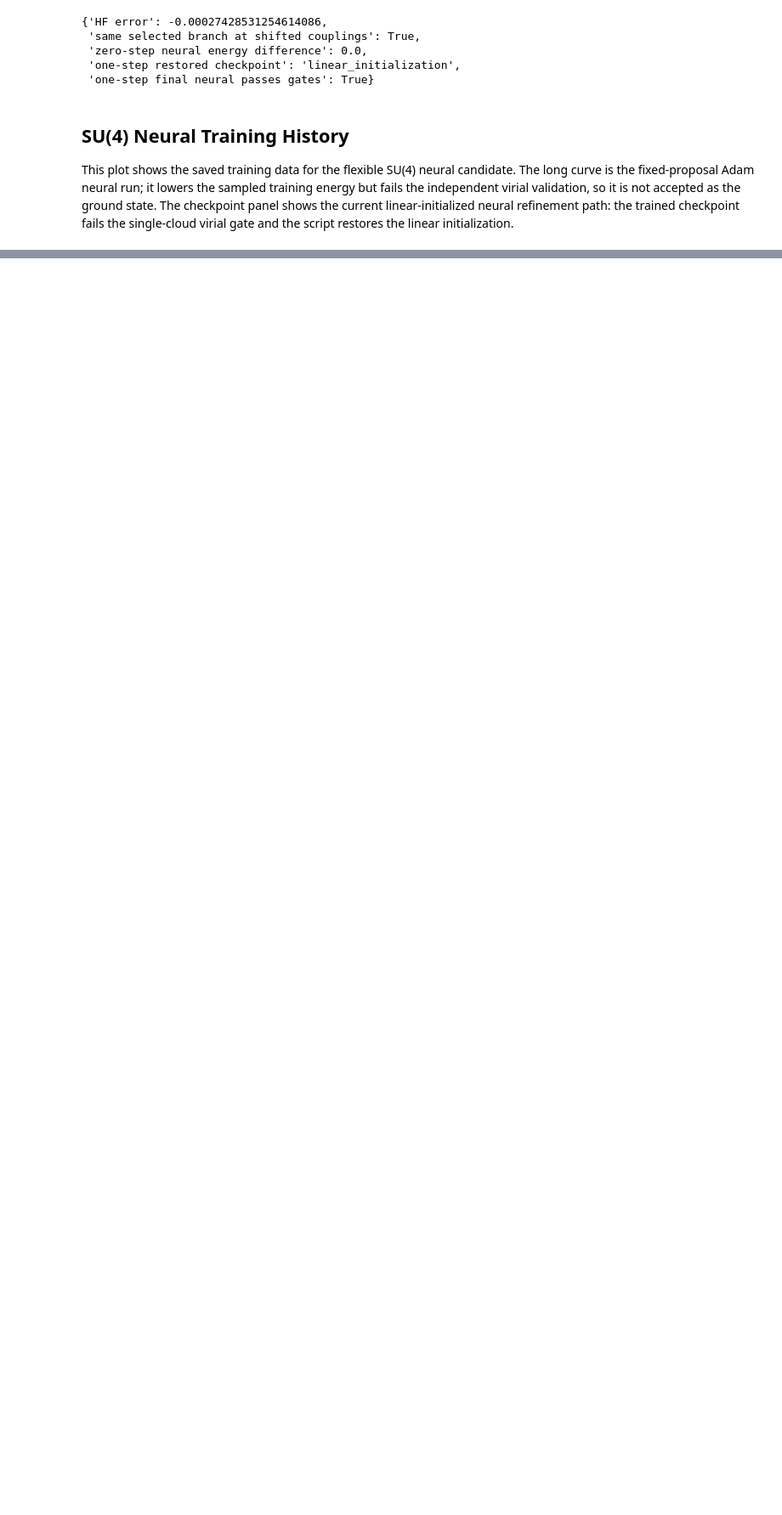
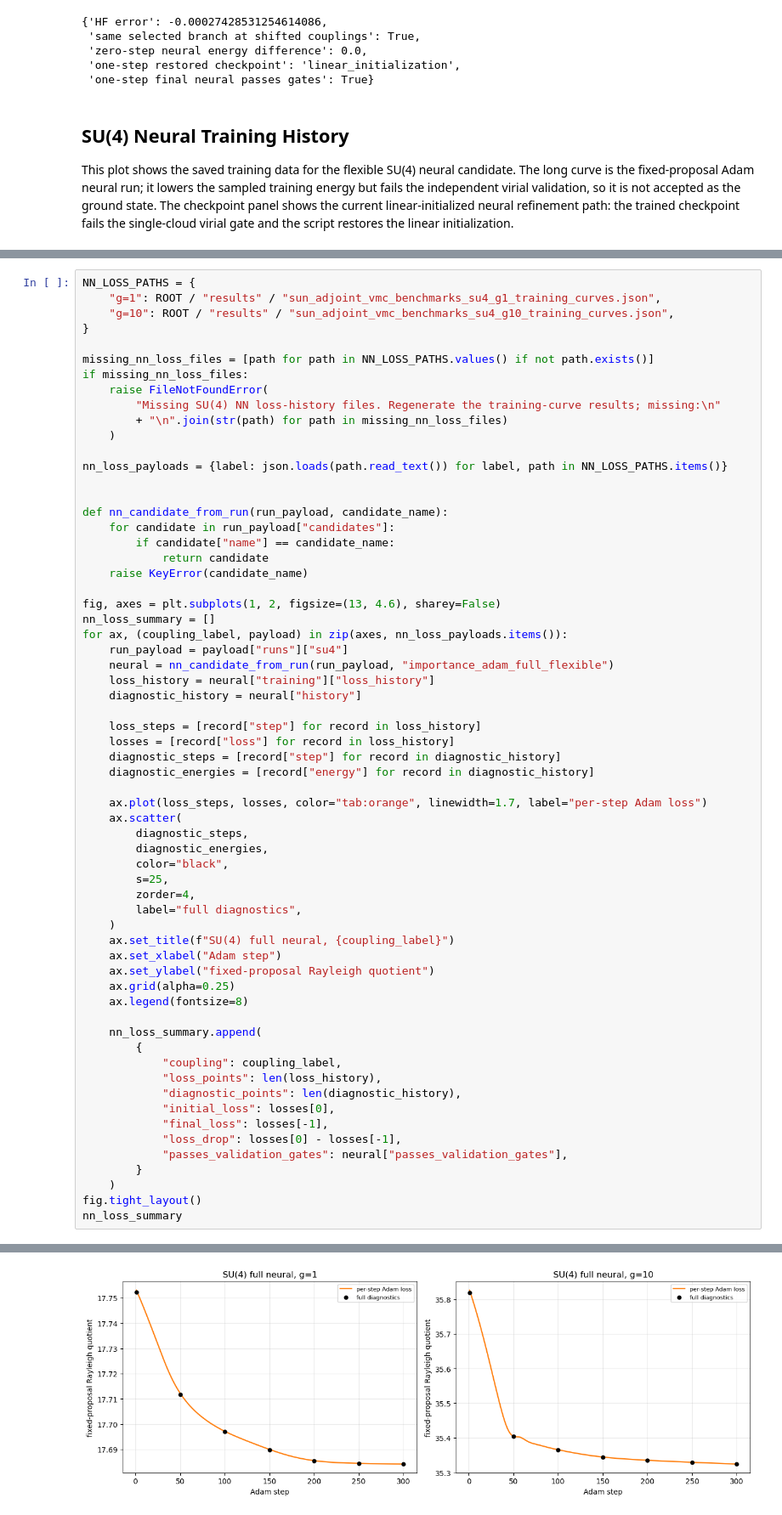
Before and after one commit to Sam-2727/Adjoint-QM, a Jupyter notebook: notebooks/su2_adjoint_ground_state.ipynb, the cells around one changed output, grey strips where cells are left out. Shown at 85% size. Saved outputs shown, nothing was run; the diff lists cells and outputs as text; blank space fills up the shorter version.

```diff
--- a/notebooks/su2_adjoint_ground_state.ipynb
+++ b/notebooks/su2_adjoint_ground_state.ipynb
@@ -1034,0 +1322,64 @@ plt.show()
+# %%
+NN_LOSS_PATHS = {
+    "g=1": ROOT / "results" / "sun_adjoint_vmc_benchmarks_su4_g1_training_curves.json",
+    "g=10": ROOT / "results" / "sun_adjoint_vmc_benchmarks_su4_g10_training_curves.json",
+}
+
+missing_nn_loss_files = [path for path in NN_LOSS_PATHS.values() if not path.exists()]
+if missing_nn_loss_files:
+    raise FileNotFoundError(
+        "Missing SU(4) NN loss-history files. Regenerate the training-curve results; missing:\n"
+        + "\n".join(str(path) for path in missing_nn_loss_files)
+    )
+
+nn_loss_payloads = {label: json.loads(path.read_text()) for label, path in NN_LOSS_PATHS.items()}
+
+
+def nn_candidate_from_run(run_payload, candidate_name):
+    for candidate in run_payload["candidates"]:
+        if candidate["name"] == candidate_name:
+            return candidate
+    raise KeyError(candidate_name)
+
+fig, axes = plt.subplots(1, 2, figsize=(13, 4.6), sharey=False)
+nn_loss_summary = []
+for ax, (coupling_label, payload) in zip(axes, nn_loss_payloads.items()):
+    run_payload = payload["runs"]["su4"]
+    neural = nn_candidate_from_run(run_payload, "importance_adam_full_flexible")
+    loss_history = neural["training"]["loss_history"]
+    diagnostic_history = neural["history"]
+
+    loss_steps = [record["step"] for record in loss_history]
+    losses = [record["loss"] for record in loss_history]
+    diagnostic_steps = [record["step"] for record in diagnostic_history]
+    diagnostic_energies = [record["energy"] for record in diagnostic_history]
+
+    ax.plot(loss_steps, losses, color="tab:orange", linewidth=1.7, label="per-step Adam loss")
+    ax.scatter(
+        diagnostic_steps,
+        diagnostic_energies,
+        color="black",
+        s=25,
+        zorder=4,
+        label="full diagnostics",
+    )
+    ax.set_title(f"SU(4) full neural, {coupling_label}")
+    ax.set_xlabel("Adam step")
+    ax.set_ylabel("fixed-proposal Rayleigh quotient")
+    ax.grid(alpha=0.25)
+    ax.legend(fontsize=8)
+
+    nn_loss_summary.append(
+        {
+            "coupling": coupling_label,
+            "loss_points": len(loss_history),
+            "diagnostic_points": len(diagnostic_history),
+            "initial_loss": losses[0],
+            "final_loss": losses[-1],
+            "loss_drop": losses[0] - losses[-1],
+            "passes_validation_gates": neural["passes_validation_gates"],
+        }
+    )
+fig.tight_layout()
+nn_loss_summary
+# %% [output]
@@ -1034,0 +1400 @@ plt.show()
+[figure, added]
```
Also changed, not shown: parts of 17 cells of this notebook, 22 other files.
